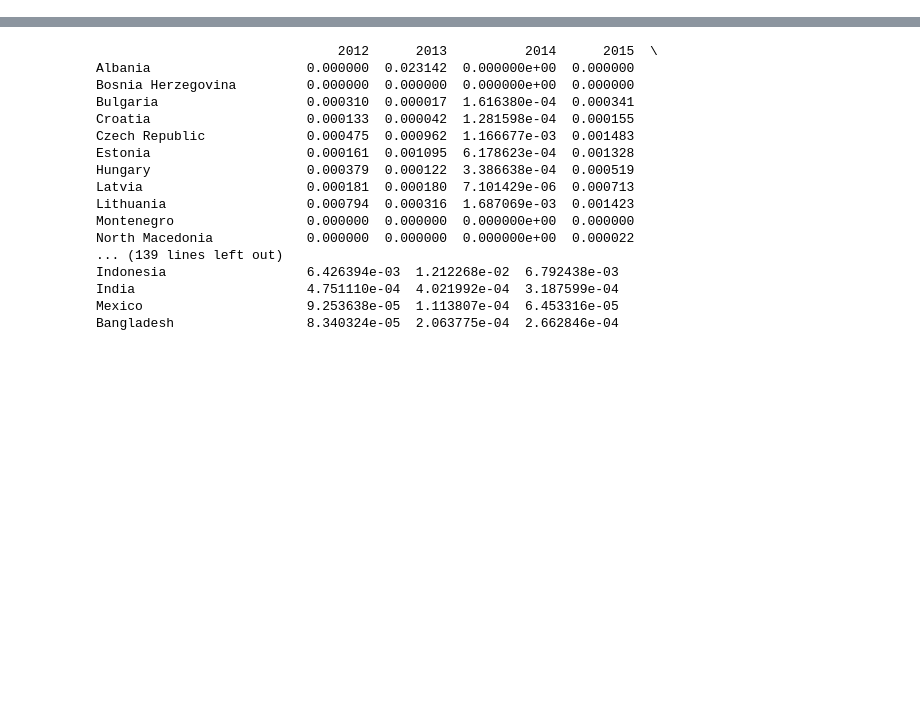
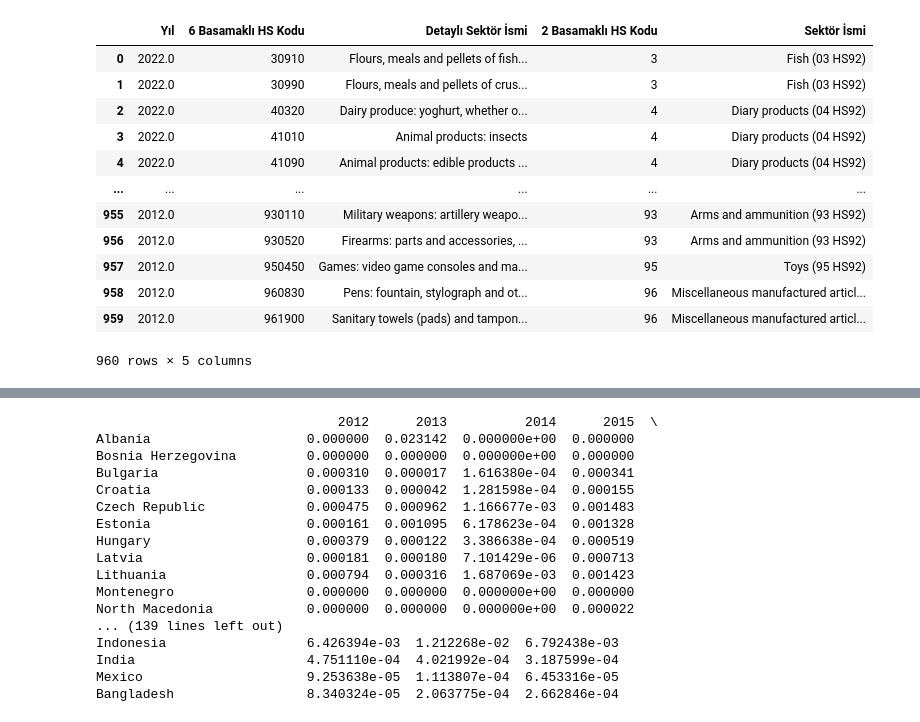
Before and after one commit to oguzoztekin/CEE-MENA, a Jupyter notebook: Dış Ticaret Verilerinin Analizi/Deneme.ipynb, the cells around one changed output, grey strips where cells are left out. Cells and saved outputs as stored; diff of their text form; code cells hidden in the pictures; blank space fills up the shorter version.

```diff
--- a/Dış Ticaret Verilerinin Analizi/Deneme.ipynb
+++ b/Dış Ticaret Verilerinin Analizi/Deneme.ipynb
@@ -46,8 +62,7 @@ combined_new_products.to_excel("2012, 2017 ve 2022'deki yeni ürünlerin detayl
 # %%
-# Yeni ürünlerin ticaret hacmindeki toplam oranları 2012-2021
+# 3-) Yeni ürünlerin ticaret hacmindeki toplam oranları 2012-2021
 
 import pandas as pd
-import os
 
 # Yıllar ve ilgili HS sürümleri
 yillar = list(range(2012, 2022))
@@ -57,7 +72,7 @@ hs_versiyonlari = {year: 'HS12' if year <= 2016 else 'HS17' for year in yillar}
 dosya_yolu_format = r"C:\Users\oguzo\Desktop\BACI\BACI_{hs_version}_V202401\BACI_{hs_version}_Y{year}_V202401.csv"
 
 # Yeni ürünlerin bulunduğu Excel dosyasını yükle
-new_products_df = pd.read_excel('2012, 2017 ve 2022\'deki yeni ürünlerin detaylı ve genel sektörleri.xlsx')
+new_products_df = pd.read_excel('1-) 2012, 2017 ve 2022\'deki yeni ürünlerin detaylı ve genel sektörleri.xlsx')
 new_products_df['Yıl'] = new_products_df['Yıl'].ffill()
 
 # 2012 ve 2017'ye ait yeni ürünleri ayır
@@ -93,4 +108,5 @@ for year in yillar:
 
 # Sonuçları DataFrame'e çevir ve excel olarak kaydet
 toplam_oranlar = pd.DataFrame(toplam_oranlar_list)
-toplam_oranlar.to_excel("Yeni ürünlerin ticaret hacmindeki toplam oranları 2012-2021.xlsx", index=False)
+
+toplam_oranlar.to_excel("3-) Yeni ürünlerin ticaret hacmindeki toplam oranları 2012-2021.xlsx", index=False)
@@ -98,0 +113,34 @@ toplam_oranlar.to_excel("Yeni ürünlerin ticaret hacmindeki toplam oranları 20
+# %%
+# Yeni ürünlerin ticaret hacmindeki sektörel bazlı oranları 2012-2021
+
+import pandas as pd
+
+# Yıllar ve ilgili HS sürümleri
+yillar = list(range(2012, 2022))
+hs_versiyonlari = {year: 'HS12' if year <= 2016 else 'HS17' for year in yillar}
+
+# Dosya yolu formatı
+dosya_yolu_format = r"C:\Users\oguzo\Desktop\BACI\BACI_{hs_version}_V202401\BACI_{hs_version}_Y{year}_V202401.csv"
+
+# Yeni ürünlerin bulunduğu Excel dosyasını yükle
+new_products_df = pd.read_excel('2012, 2017 ve 2022\'deki yeni ürünlerin detaylı ve genel sektörleri.xlsx')
+new_products_df['Yıl'] = new_products_df['Yıl'].ffill()
+
+# 2012 ve 2017'ye ait yeni ürünleri ayır
+new_products_2012_df = new_products_df[new_products_df['Yıl'] == 2012]
+new_products_2017_df = new_products_df[new_products_df['Yıl'] == 2017]
+new_products_2022_df = new_products_df[new_products_df['Yıl'] == 2022]
+# %% [output]
+|  | Yıl | 6 Basamaklı HS Kodu | Detaylı Sektör İsmi | 2 Basamaklı HS Kodu | Sektör İsmi |
+| 0 | 2022.0 | 30910 | Flours, meals and pellets of fish... | 3 | Fish (03 HS92) |
+| 1 | 2022.0 | 30990 | Flours, meals and pellets of crus... | 3 | Fish (03 HS92) |
+| 2 | 2022.0 | 40320 | Dairy produce: yoghurt, whether o... | 4 | Diary products (04 HS92) |
+| 3 | 2022.0 | 41010 | Animal products: insects | 4 | Diary products (04 HS92) |
+| 4 | 2022.0 | 41090 | Animal products: edible products ... | 4 | Diary products (04 HS92) |
+| ... | ... | ... | ... | ... | ... |
+| 955 | 2012.0 | 930110 | Military weapons: artillery weapo... | 93 | Arms and ammunition (93 HS92) |
+| 956 | 2012.0 | 930520 | Firearms: parts and accessories, ... | 93 | Arms and ammunition (93 HS92) |
+| 957 | 2012.0 | 950450 | Games: video game consoles and ma... | 95 | Toys (95 HS92) |
+| 958 | 2012.0 | 960830 | Pens: fountain, stylograph and ot... | 96 | Miscellaneous manufactured articl... |
+| 959 | 2012.0 | 961900 | Sanitary towels (pads) and tampon... | 96 | Miscellaneous manufactured articl... |
+960 rows × 5 columns
```
Also changed, not shown: parts of 4 cells of this notebook, 9 other files.
